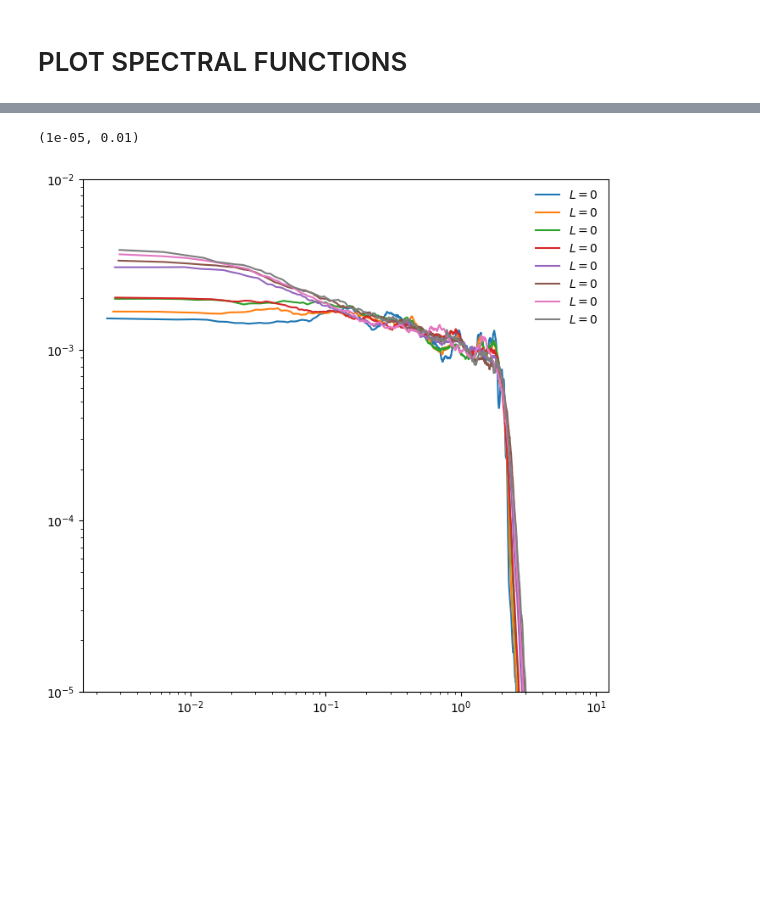
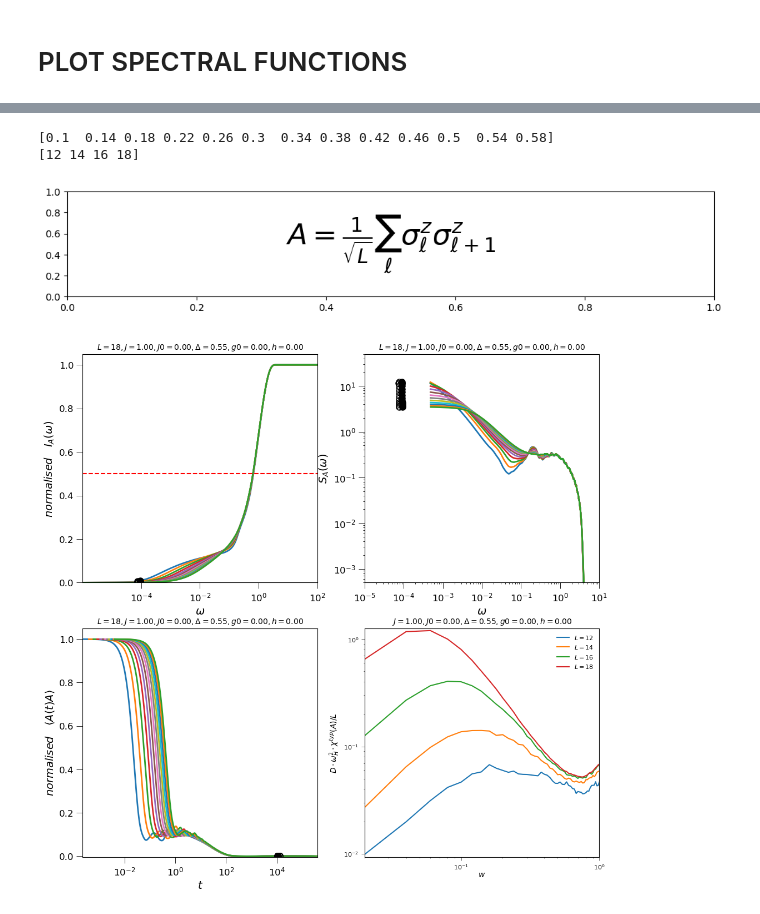
Before and after one commit to makskliczkowski/Transverse_Ising_ETH, a Jupyter notebook: IsignTransverse_ETH/Python/spectral_functions.ipynb, the cells around one changed output, grey strips where cells are left out. Cells and saved outputs as stored; diff of their text form; code cells hidden in the pictures; blank space fills up the shorter version.

Commit message:
hdf5 format for matric element in spectral funciton, python plotter updated and automaized

```diff
--- a/IsignTransverse_ETH/Python/spectral_functions.ipynb
+++ b/IsignTransverse_ETH/Python/spectral_functions.ipynb
@@ -265,19 +126,61 @@ No handles with labels found to put in legend.
-# %%
-fig, ax = plt.subplots( nrows=1, ncols=1, figsize=(8,8), dpi = 100)
-
-vals = []
-for x in range(0, 20): vals.append(0.2 + x * 0.1)
-for w in vals:
-    filename = "SigmaZ_j=1_L=12,J=1.00,J0=0.00,g=0.55,g0=0.00,h=0.00,w=%.2f.dat"%w
-    if exists(filename):
-        data = pd.read_table(filename, sep="\t", header=None)
-        ax.plot(data[0], data[1], label=hfun.key_title(w, user_settings))
-ax.legend(frameon=False
-                , loc='best'
-                , fontsize=10)
-ax.set_xscale('log')
-ax.set_yscale('log')
-ax.set_ylim(1e-5,1e-2)
-# %% [output]
-(1e-05, 0.01)
-[figure, removed]
+# %%
+
+x0 = 0.1
+xend = 0.6
+dx = 0.04
+vals = spec_fun.get_scaling_array(user_settings, x0, xend, dx)
+print(vals)
+fig, axis = plt.subplots( nrows=1, ncols=1, figsize=(12,2), dpi = 100)
+axis.annotate(r"$A=$"+cf.operator_formuals[user_settings['operator']], xy=(0.5, 0.5), color='black', size=30, ha='center', va='center')
+
+fig, ((ax1, ax2), (ax3, ax4)) = plt.subplots( nrows=2, ncols=2, figsize=(12,12), dpi = 100)
+func_t = lambda y, x: y * x**1.66
+func_w = lambda y, x: y #/ x**1.66
+
+#---------------------- TIME EVOLUTION
+spec_fun.plot_spectral(axis = ax3, settings=user_settings, vals = vals,
+                        xlab="t", ylab="\\langle A(t)A\\rangle",
+                        xscale='log',yscale='linear', normalise=True,
+                        spec="time", func_x=func_t)
+#add_legend(axis=ax3)
+#ax3.set_ylim(0,0.1)
+#ax3.set_xlim(0,1e4)
+#---------------------- INTEGRATED SPECTRAL FUNCTION
+spec_fun.plot_spectral(axis = ax1, settings=user_settings, vals = vals,
+                        xlab="\\omega", ylab="I_A(\\omega)",
+                        yscale='linear', normalise=True,
+                        spec="int")
+#add_legend(axis=ax1)
+ax1.axhline(y=0.5, ls='--', color='red')
+#ax1.legend(title=r"$A=H_{q=1}$")
+ax1.set_ylim(0,1.05)
+
+#---------------------- SPECTRAL FUNCTION
+spec_fun.plot_spectral(axis = ax2, settings=user_settings, vals = vals,
+                        xlab="\\omega", ylab="S_A(\\omega)",
+                        yscale='log', func_x=func_w,
+                        spec="spec", use_derivative=use_derivative)
+if use_derivative: ax2.set_ylim(5e-5, 1e3)
+else: ax2.set_ylim(5e-4, 5e1)
+ax2.set_xlim(1e-5, 1e1)
+#add_legend(axis=ax2)
+#xval=np.logspace(-6,1,100)
+#ax2.plot(xval, 3e3*xval, linestyle='--', color='black')
+#ax2.plot(xval, 3e0/xval, linestyle='--', color='black')
+#ax2.plot(xval, 3e0/xval**2, linestyle='--', color='red')
+
+
+
+#---------------------- ADIABATICS
+new_set_class = copy.deepcopy(cf.plot_settings)
+new_set_class.set_vs(cf.plot_settings.settings['scaling'])
+new_set_class.set_scaling("L")
+new_set_class._settings['site'] = -1
+new_set_class.set_scales(xscale='log', yscale='log')
+agp.plot_agp(axis = ax4, settings_class=new_set_class, which=2)
+#ax4.set_ylim(1e-2, 1e1)
+# %% [output]
+[0.1  0.14 0.18 0.22 0.26 0.3  0.34 0.38 0.42 0.46 0.5  0.54 0.58]
+[12 14 16 18]
+[figure, added]
+[figure, added]
```
Also changed, not shown: parts of 10 cells of this notebook, 10 other files.
